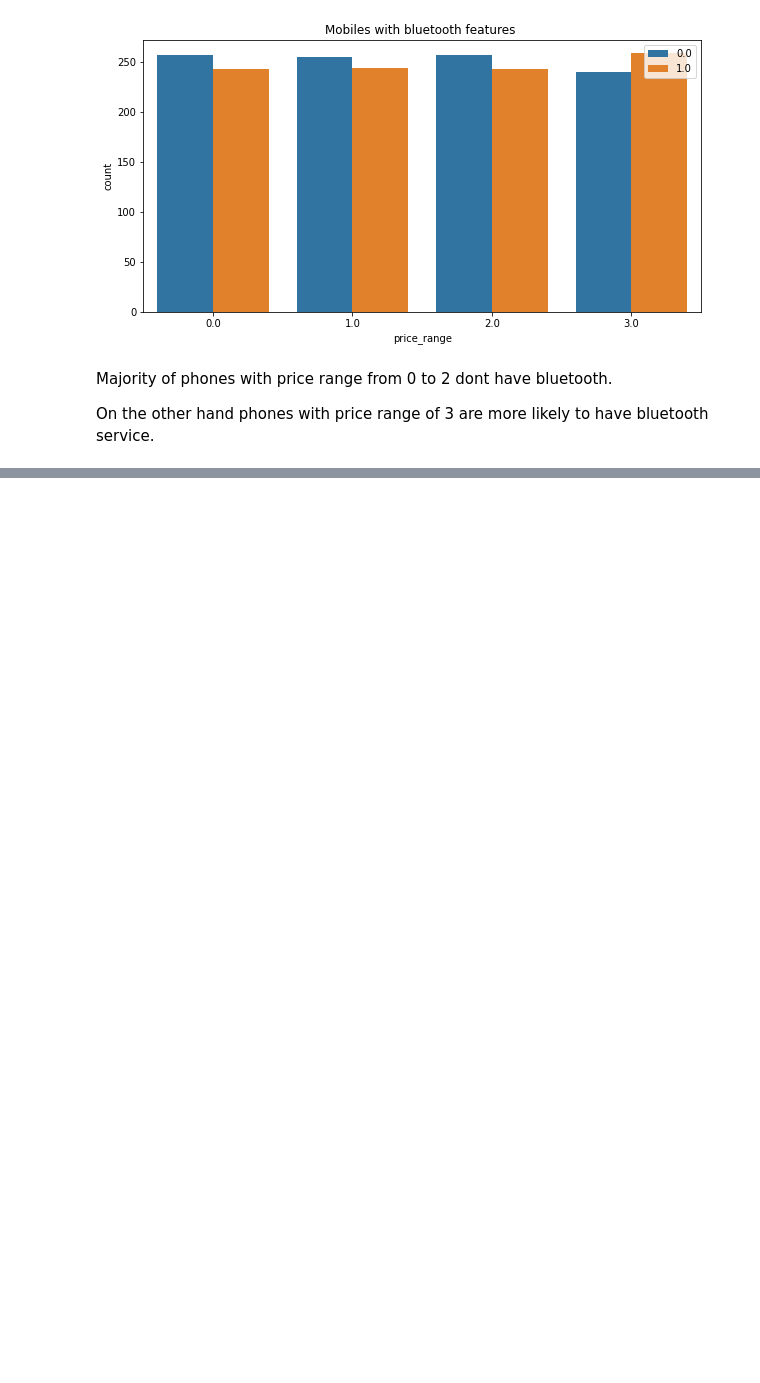
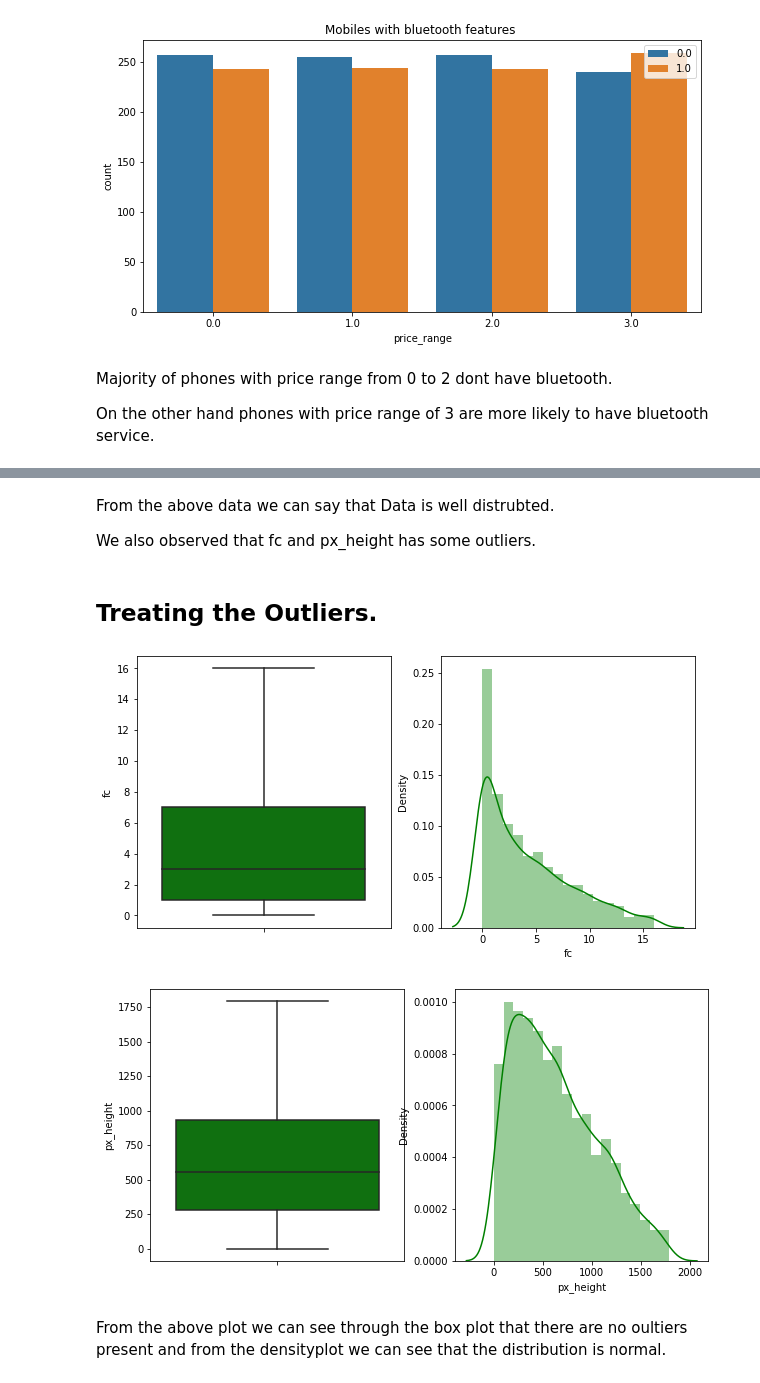
Before and after one commit to alphamale126/Mobile-Price-Range-Prediction, a Jupyter notebook: Mobile_Price_Range_Prediction.ipynb, the cells around one changed output, grey strips where cells are left out. Saved outputs shown, nothing was run; the diff lists cells and outputs as text; code cells hidden in the pictures; blank space fills up the shorter version.

```diff
--- a/Mobile_Price_Range_Prediction.ipynb
+++ b/Mobile_Price_Range_Prediction.ipynb
@@ -562,0 +599,41 @@ On the other hand phones with price range of 3 are more likely to have bluetooth
+# %% [markdown]
+From the above data we can say that Data is well distrubted.
+
+We also observed that fc and px_height has some outliers.
+# %% [markdown]
+## **Treating the Outliers.**
+# %%
+#Using IQR method for treating the outliers in 'fc'
+Q1 = mobile_data["fc"].quantile(0.25)
+Q3 = mobile_data['fc'].quantile(0.991)
+IQR = Q3-Q1
+
+# Outliers are present after Quartile 3. so we will take datapoints before Q3.
+mobile_data = mobile_data[(mobile_data['fc'] <= Q3)]
+# %%
+#Using IQR method for treating the outliers in 'px_height'
+Q1 = mobile_data["px_height"].quantile(0.25)
+Q3 = mobile_data['px_height'].quantile(0.991)
+IQR = Q3-Q1
+# Outliers are present after Quartile 3. so we will take datapoints before Q3.
+mobile_data = mobile_data[(mobile_data['px_height'] <= Q3)]
+# %%
+# Checking for oultliers after treatment.
+for var in ['fc','px_height']:
+    plt.figure(figsize=(10,5))
+    plt.subplot(1, 2, 1)
+    fig = sns.boxplot(y=mobile_data[var],color='green')
+    fig.set_title('')
+    fig.set_ylabel(var)
+
+    plt.subplot(1, 2, 2)
+    fig = sns.distplot(mobile_data[var],color='green')
+
+    fig.set_xlabel(var)
+
+    plt.show()
+# %% [output]
+[figure, added]
+[figure, added]
+# %% [markdown]
+From the above plot we can see through the box plot that there are no oultiers present and from the densityplot we can see that the distribution is normal.
```
Also changed, not shown: parts of 111 cells of this notebook.
